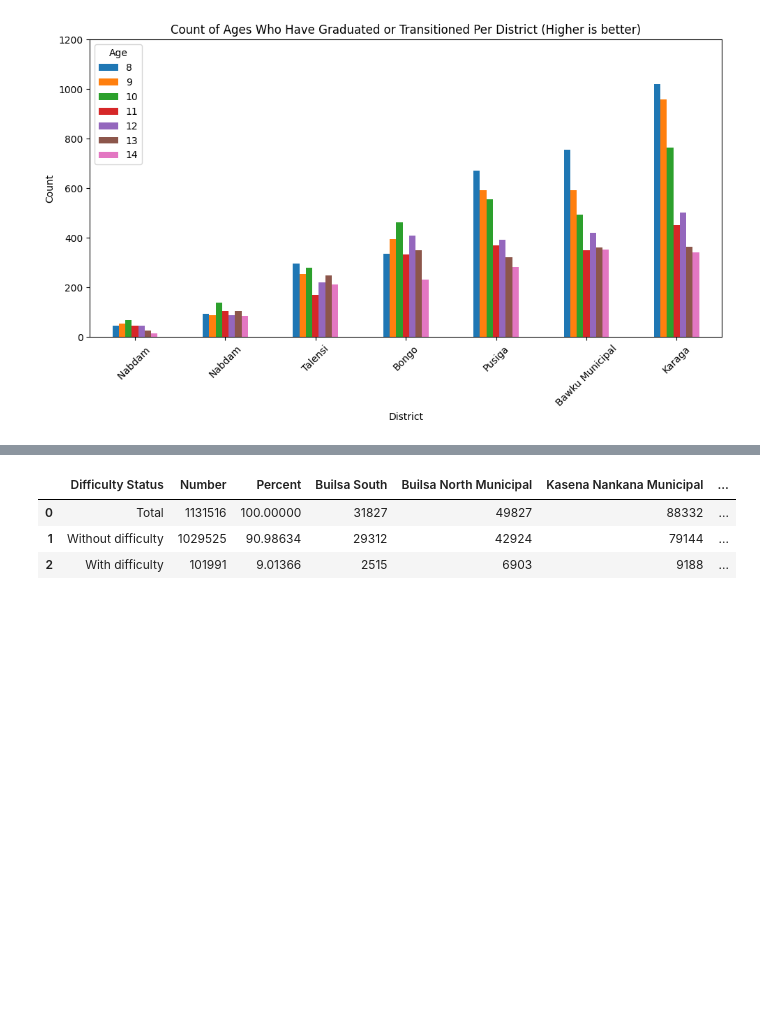
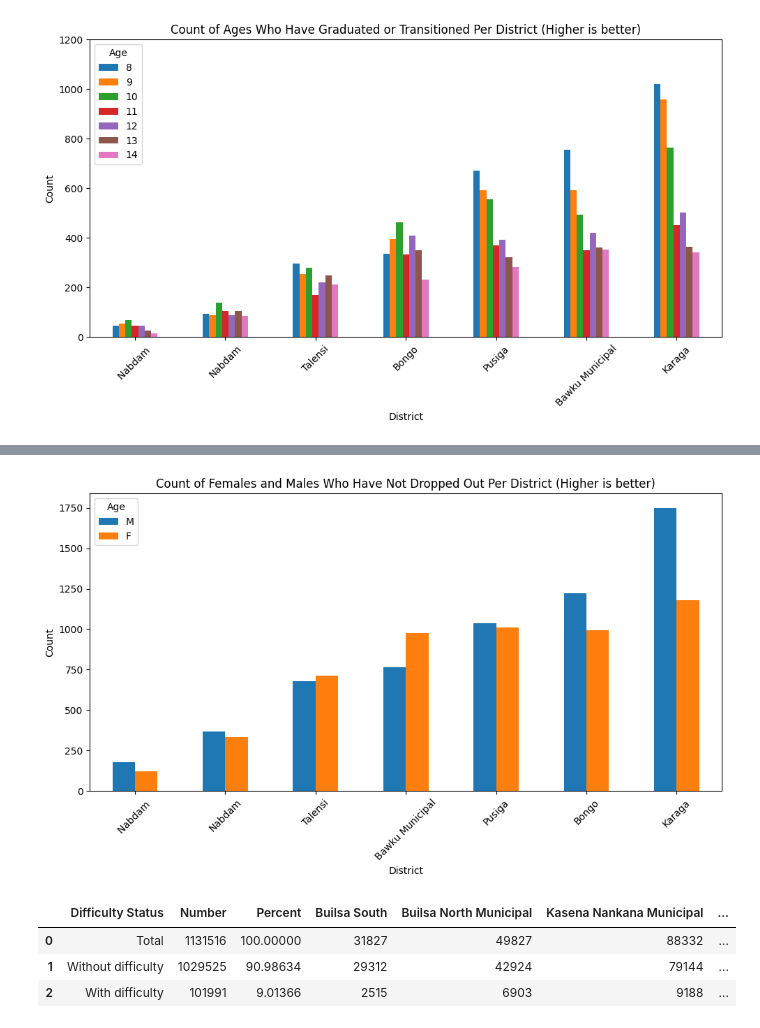
Before and after one commit to dfglondon24/Team-5, a Jupyter notebook: Bobby.ipynb, the cells around one changed output, grey strips where cells are left out. Drawn from its saved outputs; the diff is of its cells as text; code cells hidden in the pictures; blank space fills up the shorter version.

```diff
--- a/Bobby.ipynb
+++ b/Bobby.ipynb
@@ -376,3 +376,27 @@ plt.show()
+# %%
+df_2 = df_combined_graduation.query('DROPOUT=="NO"')
+df_2 = df_2[df_2['SEX'].isin(['M', 'F'])]
+grouped_data = df_2.groupby(['DISTRICT', 'SEX']).size().unstack()
+fig, ax = plt.subplots(figsize=(10, 6))
+grouped_data['Total'] = grouped_data.sum(axis=1)
+grouped_data = grouped_data.sort_values(by='Total', ascending=True).drop(columns='Total')
+
+# Creating the grouped bar plot
+grouped_data.plot(kind='bar', ax=ax)
+
+# Setting labels and title
+ax.set_xlabel('District')
+ax.set_ylabel('Count')
+ax.set_title('Count of Females and Males Who Have Not Dropped Out Per District (Higher is better)')
+ax.legend(title='Age', labels=['M','F' ])
+
+# Rotating x-axis labels for better readability
+plt.xticks(rotation=45)
+plt.tight_layout()
+
+plt.show()
+# %% [output]
+[figure, added]
 # %%
 data_2 = pd.read_excel('difficulty_data.xlsx', header = 1)
 data_2
```
Also changed, not shown: parts of 1 cell of this notebook.
